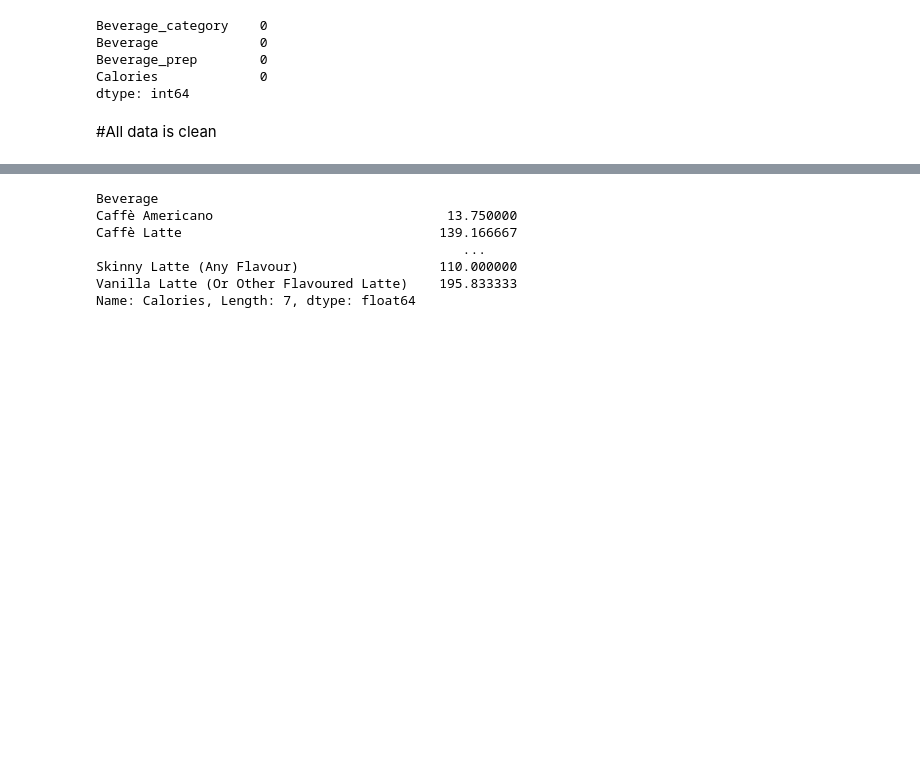
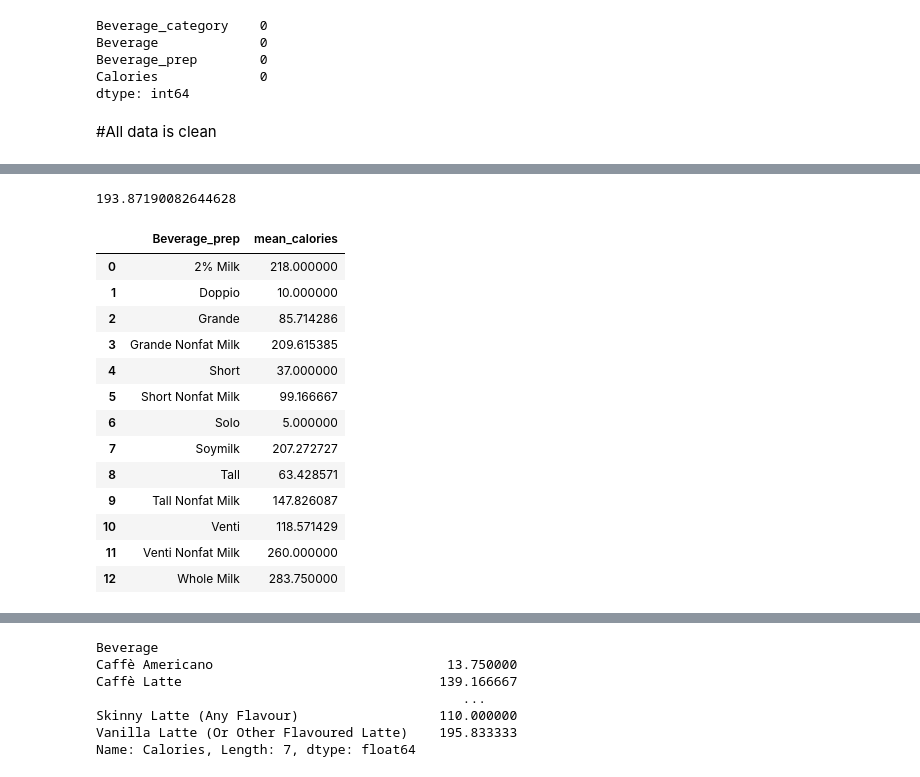
Before and after one commit to JaneHoggData/Code-Clan-Homework-Jane-Hogg, a Jupyter notebook: week_12/day_2_homework/4_homework/python_homeworkjanehogg.ipynb, the cells around one changed output, grey strips where cells are left out. Cells and saved outputs as stored; diff of their text form; code cells hidden in the pictures; blank space fills up the shorter version.

```diff
--- a/week_12/day_2_homework/4_homework/python_homeworkjanehogg.ipynb
+++ b/week_12/day_2_homework/4_homework/python_homeworkjanehogg.ipynb
@@ -195,0 +275,23 @@ Name: Calories, Length: 33, dtype: int64
+# %%
+average_cals = drinks["Calories"].mean()
+average_cals
+# %% [output]
+193.87190082644628
+# %%
+beverage_prep_cals = drinks.groupby("Beverage_prep")["Calories"].mean().reset_index(name = "mean_calories").copy()
+beverage_prep_cals
+# %% [output]
+|  | Beverage_prep | mean_calories |
+| 0 | 2% Milk | 218.000000 |
+| 1 | Doppio | 10.000000 |
+| 2 | Grande | 85.714286 |
+| 3 | Grande Nonfat Milk | 209.615385 |
+| 4 | Short | 37.000000 |
+| 5 | Short Nonfat Milk | 99.166667 |
+| 6 | Solo | 5.000000 |
+| 7 | Soymilk | 207.272727 |
+| 8 | Tall | 63.428571 |
+| 9 | Tall Nonfat Milk | 147.826087 |
+| 10 | Venti | 118.571429 |
+| 11 | Venti Nonfat Milk | 260.000000 |
+| 12 | Whole Milk | 283.750000 |
```
Also changed, not shown: parts of 16 cells of this notebook, 3 other files.
